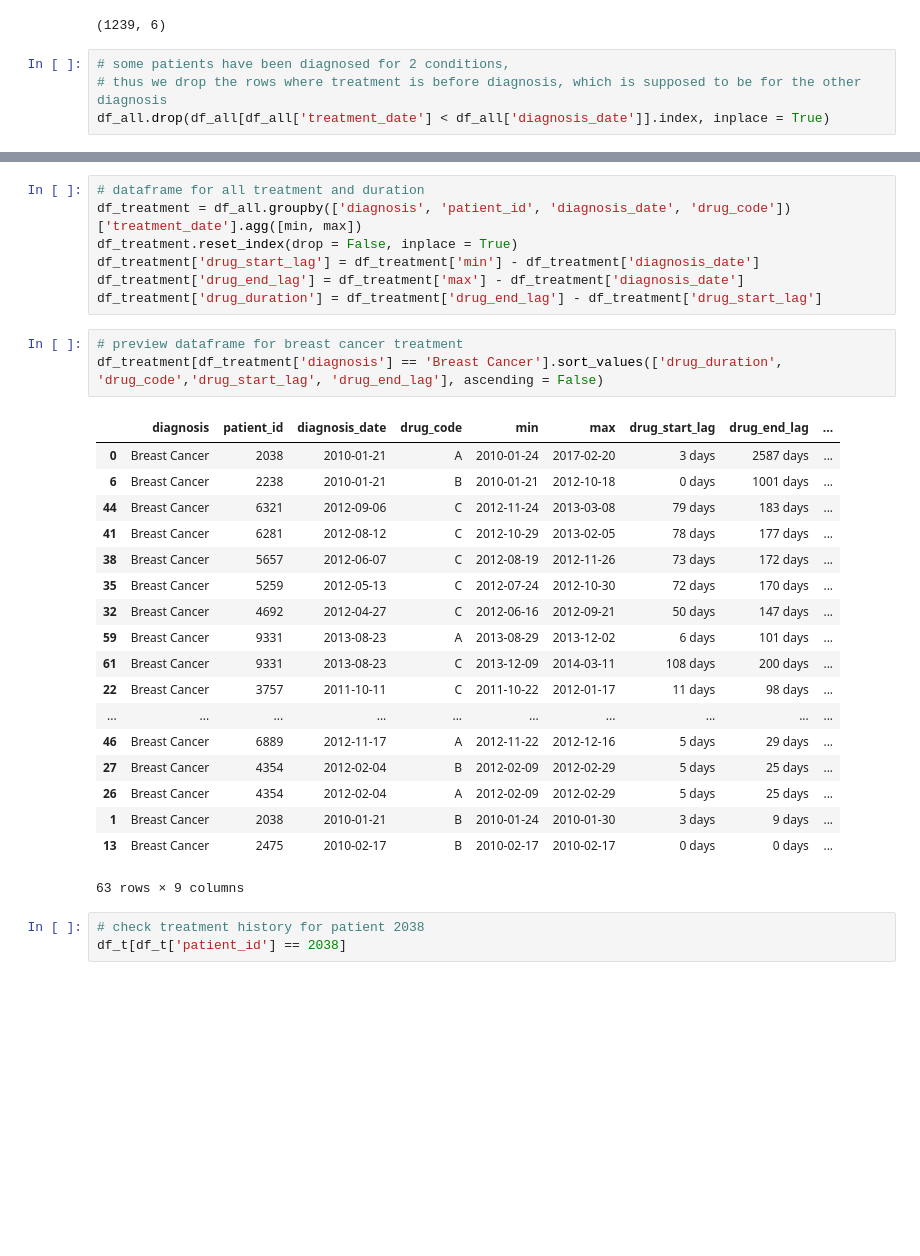
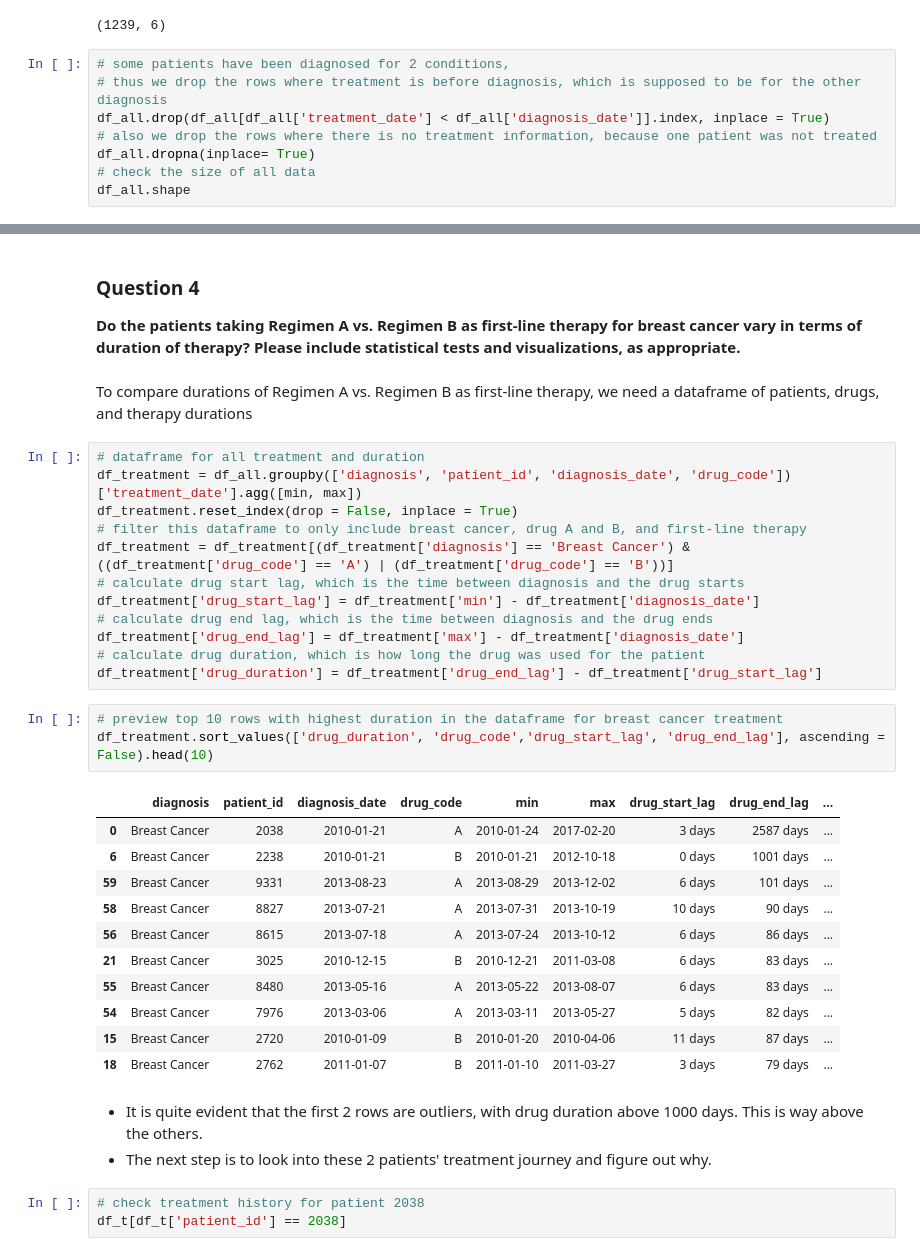
Before and after one commit to jingruli11/tensorflow-testing, a Jupyter notebook: Flatiron Challenge.ipynb, the cells around one changed output, grey strips where cells are left out. Drawn from its saved outputs; the diff is of its cells as text; blank space fills up the shorter version.

```diff
--- a/Flatiron Challenge.ipynb
+++ b/Flatiron Challenge.ipynb
@@ -65,3 +149,7 @@ df_all.shape
 # some patients have been diagnosed for 2 conditions,
 # thus we drop the rows where treatment is before diagnosis, which is supposed to be for the other diagnosis
 df_all.drop(df_all[df_all['treatment_date'] < df_all['diagnosis_date']].index, inplace = True)
+# also we drop the rows where there is no treatment information, because one patient was not treated
+df_all.dropna(inplace= True)
+# check the size of all data
+df_all.shape
@@ -101,32 +255,38 @@ Name: First-line Drug, dtype: int64
+# %% [markdown]
+### Question 4
+**Do the patients taking Regimen A vs. Regimen B as first-line therapy for breast cancer vary in terms of duration of therapy? Please include statistical tests and visualizations, as appropriate.**
+# %% [markdown]
+To compare durations of Regimen A vs. Regimen B as first-line therapy, we need a dataframe of patients, drugs, and therapy durations
 # %%
 # dataframe for all treatment and duration
 df_treatment = df_all.groupby(['diagnosis', 'patient_id', 'diagnosis_date', 'drug_code'])['treatment_date'].agg([min, max])
 df_treatment.reset_index(drop = False, inplace = True)
+# filter this dataframe to only include breast cancer, drug A and B, and first-line therapy
+df_treatment = df_treatment[(df_treatment['diagnosis'] == 'Breast Cancer') & ((df_treatment['drug_code'] == 'A') | (df_treatment['drug_code'] == 'B'))]
+# calculate drug start lag, which is the time between diagnosis and the drug starts
 df_treatment['drug_start_lag'] = df_treatment['min'] - df_treatment['diagnosis_date']
+# calculate drug end lag, which is the time between diagnosis and the drug ends
 df_treatment['drug_end_lag'] = df_treatment['max'] - df_treatment['diagnosis_date']
+# calculate drug duration, which is how long the drug was used for the patient
 df_treatment['drug_duration'] = df_treatment['drug_end_lag'] - df_treatment['drug_start_lag']
 # %%
-# preview dataframe for breast cancer treatment
-df_treatment[df_treatment['diagnosis'] == 'Breast Cancer'].sort_values(['drug_duration', 'drug_code','drug_start_lag', 'drug_end_lag'], ascending = False)
+# preview top 10 rows with highest duration in the dataframe for breast cancer treatment
+df_treatment.sort_values(['drug_duration', 'drug_code','drug_start_lag', 'drug_end_lag'], ascending = False).head(10)
 # %% [output]
 |  | diagnosis | patient_id | diagnosis_date | drug_code | min | max | drug_start_lag | drug_end_lag | ... |
 | 0 | Breast Cancer | 2038 | 2010-01-21 | A | 2010-01-24 | 2017-02-20 | 3 days | 2587 days | ... |
 | 6 | Breast Cancer | 2238 | 2010-01-21 | B | 2010-01-21 | 2012-10-18 | 0 days | 1001 days | ... |
-| 44 | Breast Cancer | 6321 | 2012-09-06 | C | 2012-11-24 | 2013-03-08 | 79 days | 183 days | ... |
-| 41 | Breast Cancer | 6281 | 2012-08-12 | C | 2012-10-29 | 2013-02-05 | 78 days | 177 days | ... |
-| 38 | Breast Cancer | 5657 | 2012-06-07 | C | 2012-08-19 | 2012-11-26 | 73 days | 172 days | ... |
-| 35 | Breast Cancer | 5259 | 2012-05-13 | C | 2012-07-24 | 2012-10-30 | 72 days | 170 days | ... |
-| 32 | Breast Cancer | 4692 | 2012-04-27 | C | 2012-06-16 | 2012-09-21 | 50 days | 147 days | ... |
 | 59 | Breast Cancer | 9331 | 2013-08-23 | A | 2013-08-29 | 2013-12-02 | 6 days | 101 days | ... |
-| 61 | Breast Cancer | 9331 | 2013-08-23 | C | 2013-12-09 | 2014-03-11 | 108 days | 200 days | ... |
-| 22 | Breast Cancer | 3757 | 2011-10-11 | C | 2011-10-22 | 2012-01-17 | 11 days | 98 days | ... |
-| ... | ... | ... | ... | ... | ... | ... | ... | ... | ... |
-| 46 | Breast Cancer | 6889 | 2012-11-17 | A | 2012-11-22 | 2012-12-16 | 5 days | 29 days | ... |
-| 27 | Breast Cancer | 4354 | 2012-02-04 | B | 2012-02-09 | 2012-02-29 | 5 days | 25 days | ... |
-| 26 | Breast Cancer | 4354 | 2012-02-04 | A | 2012-02-09 | 2012-02-29 | 5 days | 25 days | ... |
-| 1 | Breast Cancer | 2038 | 2010-01-21 | B | 2010-01-24 | 2010-01-30 | 3 days | 9 days | ... |
-| 13 | Breast Cancer | 2475 | 2010-02-17 | B | 2010-02-17 | 2010-02-17 | 0 days | 0 days | ... |
+| 58 | Breast Cancer | 8827 | 2013-07-21 | A | 2013-07-31 | 2013-10-19 | 10 days | 90 days | ... |
+| 56 | Breast Cancer | 8615 | 2013-07-18 | A | 2013-07-24 | 2013-10-12 | 6 days | 86 days | ... |
+| 21 | Breast Cancer | 3025 | 2010-12-15 | B | 2010-12-21 | 2011-03-08 | 6 days | 83 days | ... |
+| 55 | Breast Cancer | 8480 | 2013-05-16 | A | 2013-05-22 | 2013-08-07 | 6 days | 83 days | ... |
+| 54 | Breast Cancer | 7976 | 2013-03-06 | A | 2013-03-11 | 2013-05-27 | 5 days | 82 days | ... |
+| 15 | Breast Cancer | 2720 | 2010-01-09 | B | 2010-01-20 | 2010-04-06 | 11 days | 87 days | ... |
+| 18 | Breast Cancer | 2762 | 2011-01-07 | B | 2011-01-10 | 2011-03-27 | 3 days | 79 days | ... |
-63 rows × 9 columns
+# %% [markdown]
+- It is quite evident that the first 2 rows are outliers, with drug duration above 1000 days. This is way above the others.
+- The next step is to look into these 2 patients' treatment journey and figure out why.
 # %%
 # check treatment history for patient 2038
 df_t[df_t['patient_id'] == 2038]
```
Also changed, not shown: parts of 42 cells of this notebook.
